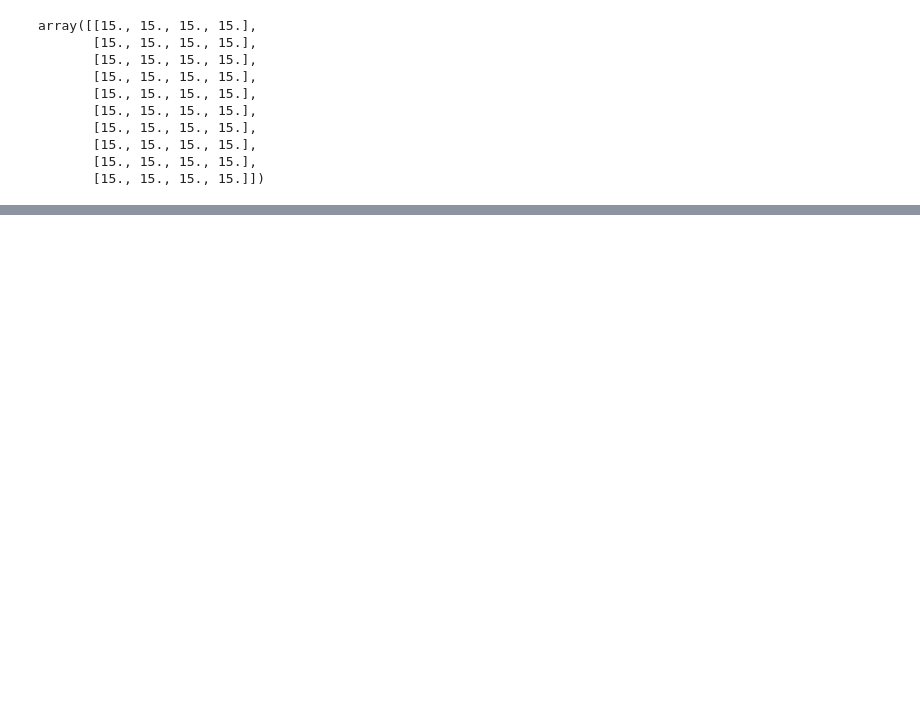
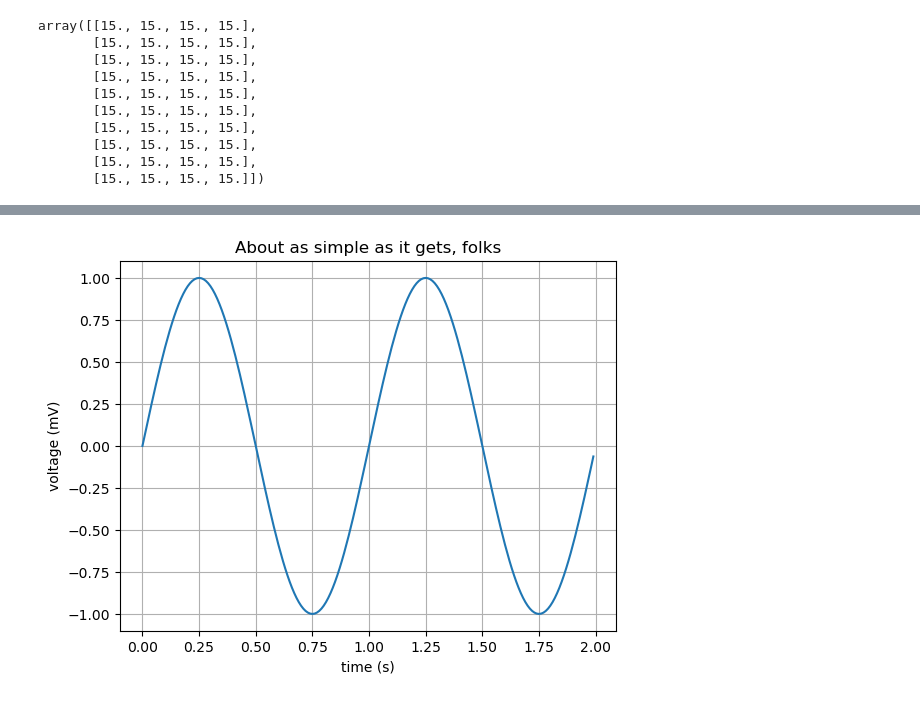
Before and after one commit to manlaya/init-python-amorse-binder, a Jupyter notebook: notebooks/3-pandas_matplotlib_numpy.ipynb, the cells around one changed output, grey strips where cells are left out. Drawn from its saved outputs; the diff is of its cells as text; code cells hidden in the pictures; blank space fills up the shorter version.

```diff
--- a/notebooks/3-pandas_matplotlib_numpy.ipynb
+++ b/notebooks/3-pandas_matplotlib_numpy.ipynb
@@ -36,0 +411,10 @@ np.arange(10.2, 1000.9, 99.9)
+# %%
+# on peut évidemment décorer un peu tout ça
+plt.plot(t, s)
+plt.xlabel('time (s)')
+plt.ylabel('voltage (mV)')
+plt.title('About as simple as it gets, folks')
+plt.grid(True)
+plt.show()
+# %% [output]
+[figure, added]
```
Also changed, not shown: parts of 55 cells of this notebook, 6 other files.
